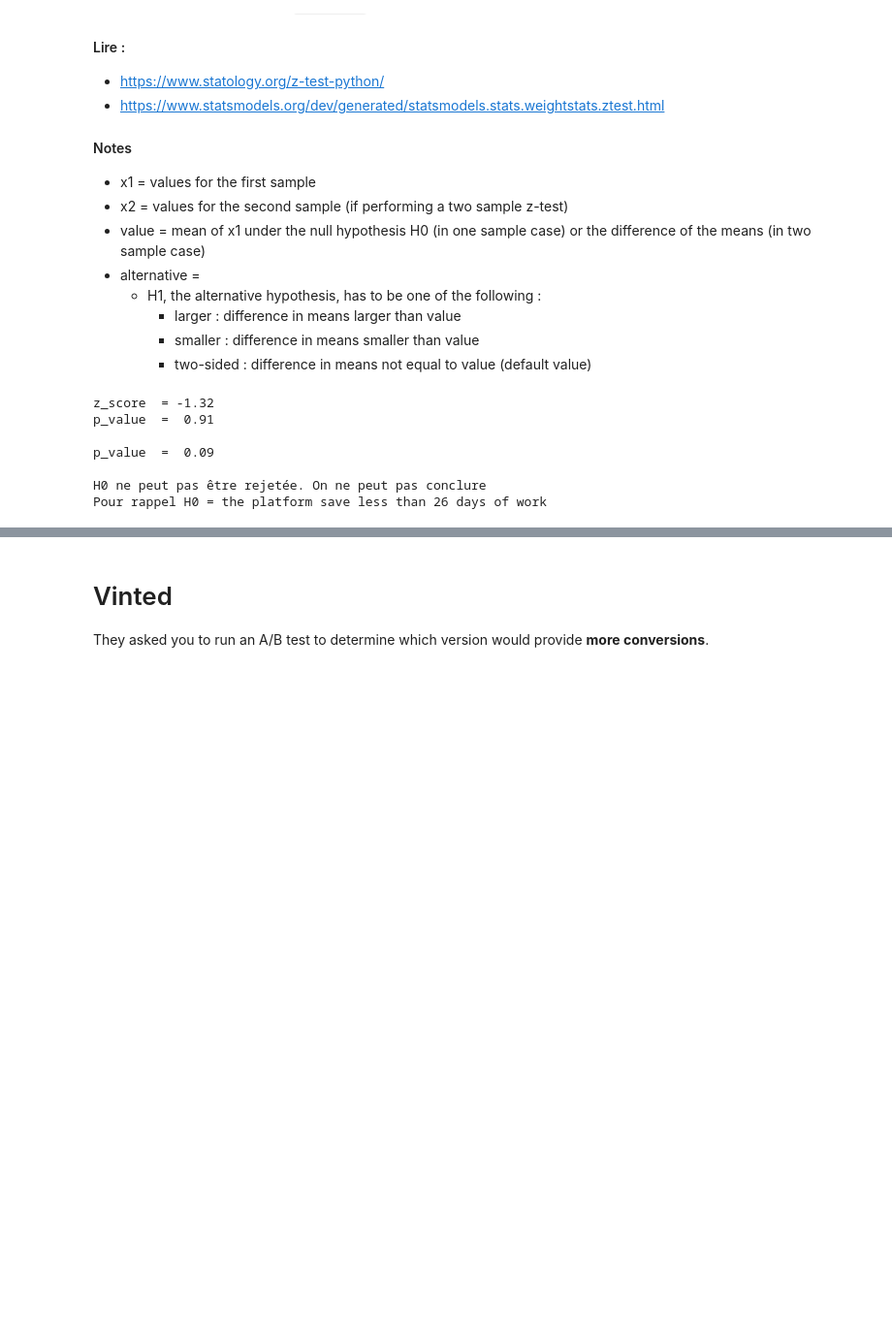
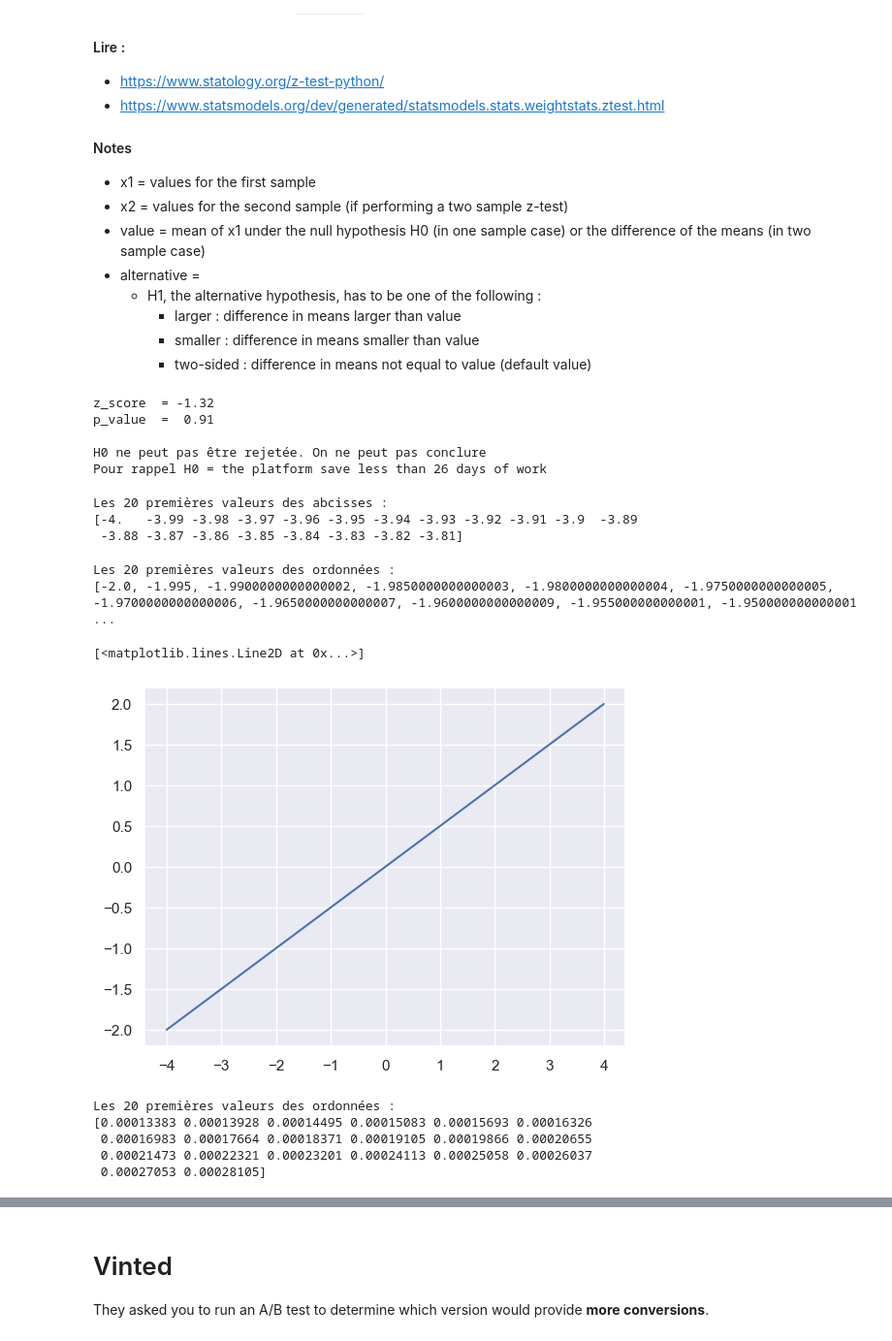
Before and after one commit to 40tude/Data_Essentials_Stage_Oct_2023, a Jupyter notebook: 02-Python-J2/stage_mes_solutions/Python_Jour_2_02_ApresMidi.ipynb, the cells around one changed output, grey strips where cells are left out. Shown at 97% size. Cells and saved outputs as stored; diff of their text form; code cells hidden in the pictures; blank space fills up the shorter version.

```diff
--- a/02-Python-J2/stage_mes_solutions/Python_Jour_2_02_ApresMidi.ipynb
+++ b/02-Python-J2/stage_mes_solutions/Python_Jour_2_02_ApresMidi.ipynb
@@ -534,11 +541,6 @@ print(f"z_score  = {z_score:.02f}")
 print(f"p_value  =  {p_value:.02f}")
 print()
 
-# X est une distribution normale de moyenne = 26 et sigma = s/sqrt(n)
-X = norm(26, (df.time_diff.std() / len(df) ** 0.5))
-p_value2 = X.cdf(df.time_diff.mean())                               # cdf => Cumulative Distribution Function
-print(f"p_value  =  {p_value2:.02f}")
-print()
 
 if p_value < alpha:
     print("HO est rejetée donc H1 est acceptée")
@@ -550,7 +552,43 @@ else:
 z_score  = -1.32
 p_value  =  0.91
 
-p_value  =  0.09
-
 H0 ne peut pas être rejetée. On ne peut pas conclure
 Pour rappel H0 = the platform save less than 26 days of work
+# %%
+x_values = np.arange(-4, 4, 0.01)
+print("Les 20 premières valeurs des abcisses : ")
+print(x_values[0:20])
+print()
+# %% [output]
+Les 20 premières valeurs des abcisses :
+[-4.   -3.99 -3.98 -3.97 -3.96 -3.95 -3.94 -3.93 -3.92 -3.91 -3.9  -3.89
+ -3.88 -3.87 -3.86 -3.85 -3.84 -3.83 -3.82 -3.81]
+# %%
+y_values = []
+for val in x_values:
+  y_values.append(val/2)
+
+print("Les 20 premières valeurs des ordonnées : ")
+print(y_values[0:20])
+# %% [output]
+Les 20 premières valeurs des ordonnées :
+[-2.0, -1.995, -1.9900000000000002, -1.9850000000000003, -1.9800000000000004, -1.9750000000000005, -1.9700000000000006, -1.9650000000000007, -1.9600000000000009, -1.955000000000001, -1.950000000000001 ...
+# %%
+bob, zoubida = plt.subplots()
+zoubida.plot(x_values, y_values)
+# %% [output]
+[<matplotlib.lines.Line2D at 0x...>]
+[figure, added]
+# %%
+mean_target = 0
+std_target = 1
+y_values = norm.pdf(x_values, mean_target, std_target)
+
+print("Les 20 premières valeurs des ordonnées : ")
+print(y_values[0:20])
+# %% [output]
+Les 20 premières valeurs des ordonnées :
+[0.00013383 0.00013928 0.00014495 0.00015083 0.00015693 0.00016326
+ 0.00016983 0.00017664 0.00018371 0.00019105 0.00019866 0.00020655
+ 0.00021473 0.00022321 0.00023201 0.00024113 0.00025058 0.00026037
+ 0.00027053 0.00028105]
```
Also changed, not shown: parts of 16 cells of this notebook, 1 other file.
